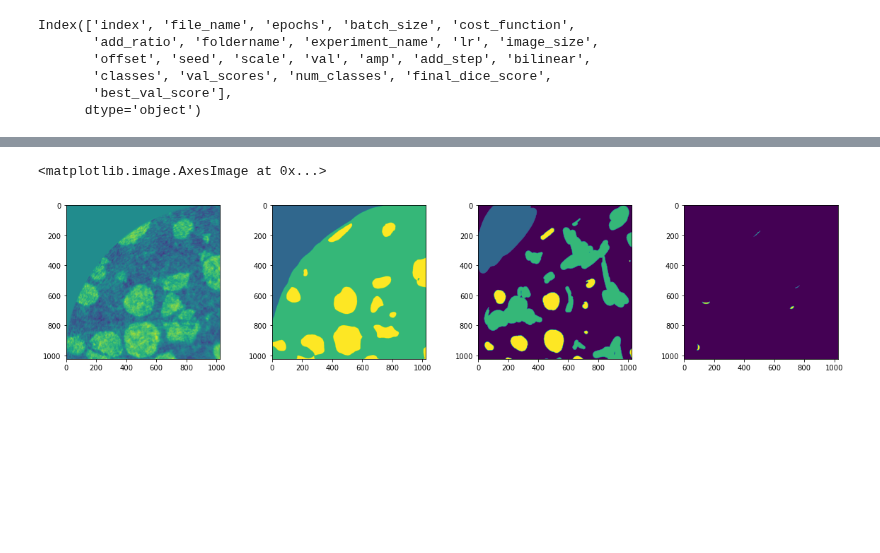
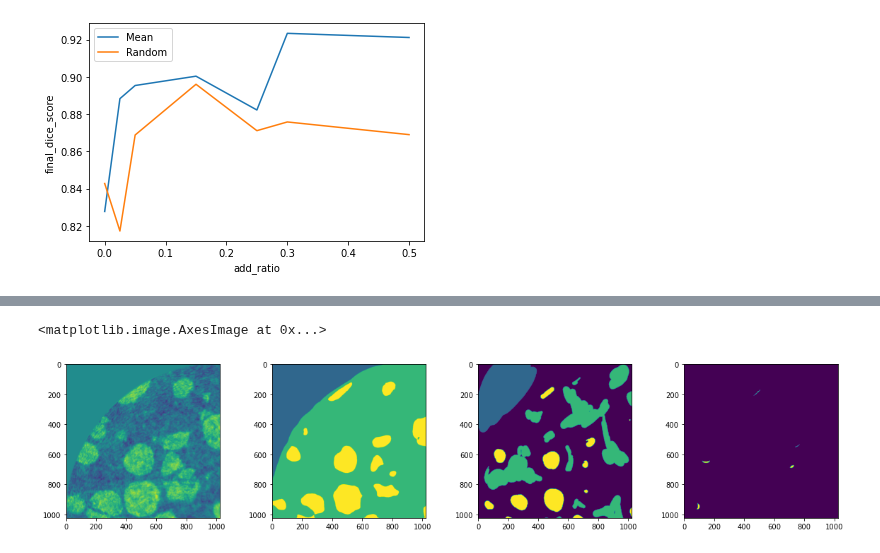
Before and after one commit to laura-rieger/segmenter, a Jupyter notebook: notebooks/Results.ipynb, the cells around one changed output, grey strips where cells are left out. Cells and saved outputs as stored; diff of their text form; code cells hidden in the pictures; blank space fills up the shorter version.

```diff
--- a/notebooks/Results.ipynb
+++ b/notebooks/Results.ipynb
@@ -58,10 +62,7 @@ results = results[results.experiment_name == "LNOComparison"]
 results = results.reset_index()
-# %%
-results.columns
-# %% [output]
-Index(['index', 'file_name', 'epochs', 'batch_size', 'cost_function',
-       'add_ratio', 'foldername', 'experiment_name', 'lr', 'image_size',
-       'offset', 'seed', 'scale', 'val', 'amp', 'add_step', 'bilinear',
-       'classes', 'val_scores', 'num_classes', 'final_dice_score',
-       'best_val_score'],
-      dtype='object')
+# %%
+import seaborn as sns
+for cost_function in results.cost_function.unique():
+    sns.lineplot(data=results[results.cost_function == cost_function], x="add_ratio", y="final_dice_score", label =cost_function, ci=None)
+# %% [output]
+[figure, added]
```
Also changed, not shown: parts of 57 cells of this notebook, 3 other files.
